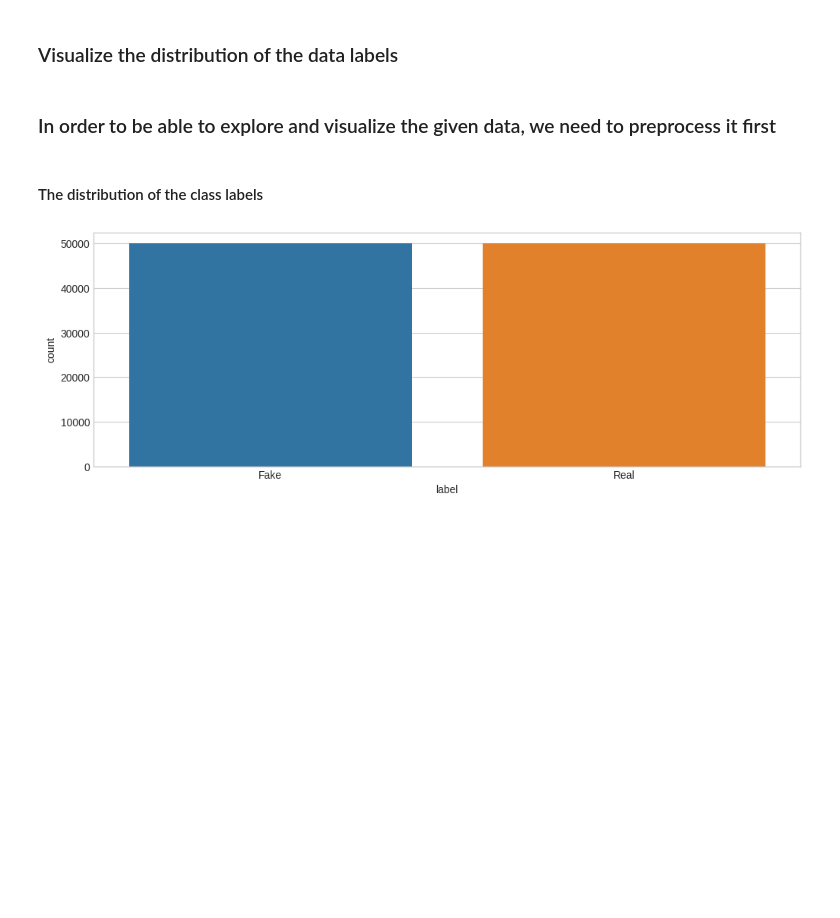
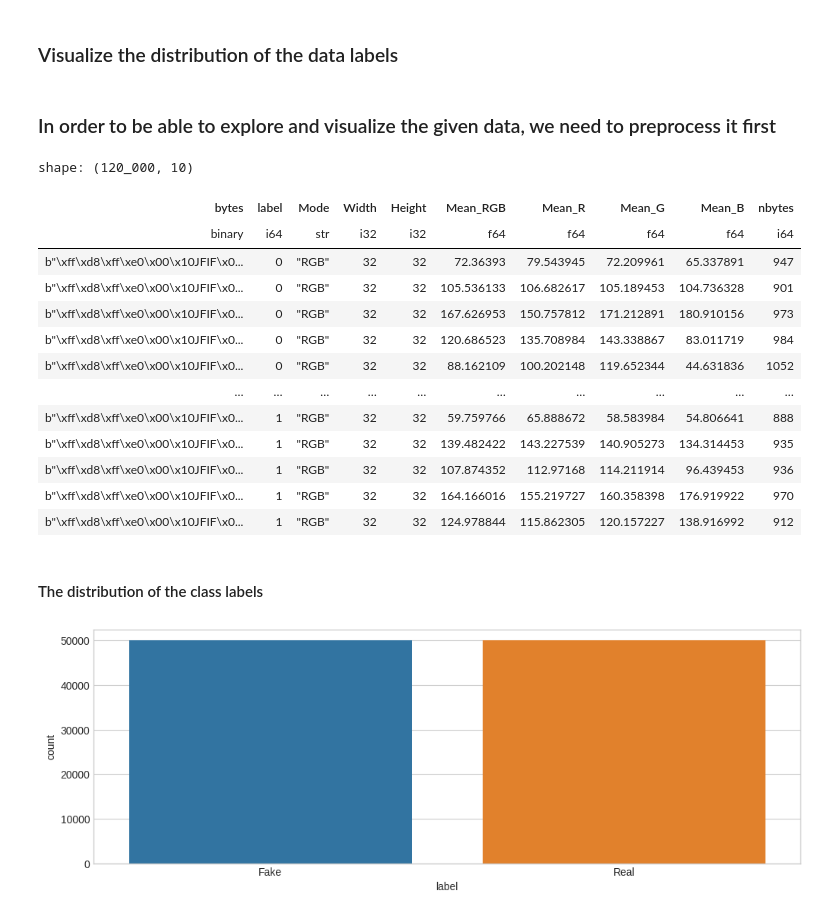
Before and after one commit to 1nuc/image-classification, a Jupyter notebook: run.ipynb, the cells around one changed output. Drawn from its saved outputs; the diff is of its cells as text; code cells hidden in the pictures; blank space fills up the shorter version.

```diff
--- a/run.ipynb
+++ b/run.ipynb
@@ -23,7 +21,7 @@ df_test=ds['test'].to_polars()
 # %% [markdown]
 # Exploration Data Analysis
 # %%
-data=df_train
+data=pl.concat([df_train, df_test])
 # %%
 data.shape
 # %% [output]
@@ -92,6 +90,22 @@ def preprocess_images(d):
     return d
 # %%
 data=preprocess_images(data)
+data
+# %% [output]
+shape: (120_000, 10)
+| bytes | label | Mode | Width | Height | Mean_RGB | Mean_R | Mean_G | Mean_B | nbytes |
+| binary | i64 | str | i32 | i32 | f64 | f64 | f64 | f64 | i64 |
+| b"\xff\xd8\xff\xe0\x00\x10JFIF\x0... | 0 | "RGB" | 32 | 32 | 72.36393 | 79.543945 | 72.209961 | 65.337891 | 947 |
+| b"\xff\xd8\xff\xe0\x00\x10JFIF\x0... | 0 | "RGB" | 32 | 32 | 105.536133 | 106.682617 | 105.189453 | 104.736328 | 901 |
+| b"\xff\xd8\xff\xe0\x00\x10JFIF\x0... | 0 | "RGB" | 32 | 32 | 167.626953 | 150.757812 | 171.212891 | 180.910156 | 973 |
+| b"\xff\xd8\xff\xe0\x00\x10JFIF\x0... | 0 | "RGB" | 32 | 32 | 120.686523 | 135.708984 | 143.338867 | 83.011719 | 984 |
+| b"\xff\xd8\xff\xe0\x00\x10JFIF\x0... | 0 | "RGB" | 32 | 32 | 88.162109 | 100.202148 | 119.652344 | 44.631836 | 1052 |
+| … | … | … | … | … | … | … | … | … | … |
+| b"\xff\xd8\xff\xe0\x00\x10JFIF\x0... | 1 | "RGB" | 32 | 32 | 59.759766 | 65.888672 | 58.583984 | 54.806641 | 888 |
+| b"\xff\xd8\xff\xe0\x00\x10JFIF\x0... | 1 | "RGB" | 32 | 32 | 139.482422 | 143.227539 | 140.905273 | 134.314453 | 935 |
+| b"\xff\xd8\xff\xe0\x00\x10JFIF\x0... | 1 | "RGB" | 32 | 32 | 107.874352 | 112.97168 | 114.211914 | 96.439453 | 936 |
+| b"\xff\xd8\xff\xe0\x00\x10JFIF\x0... | 1 | "RGB" | 32 | 32 | 164.166016 | 155.219727 | 160.358398 | 176.919922 | 970 |
+| b"\xff\xd8\xff\xe0\x00\x10JFIF\x0... | 1 | "RGB" | 32 | 32 | 124.978844 | 115.862305 | 120.157227 | 138.916992 | 912 |
 # %% [markdown]
 #### The distribution of the class labels
 # %%
```
Also changed, not shown: parts of 2 cells of this notebook.
